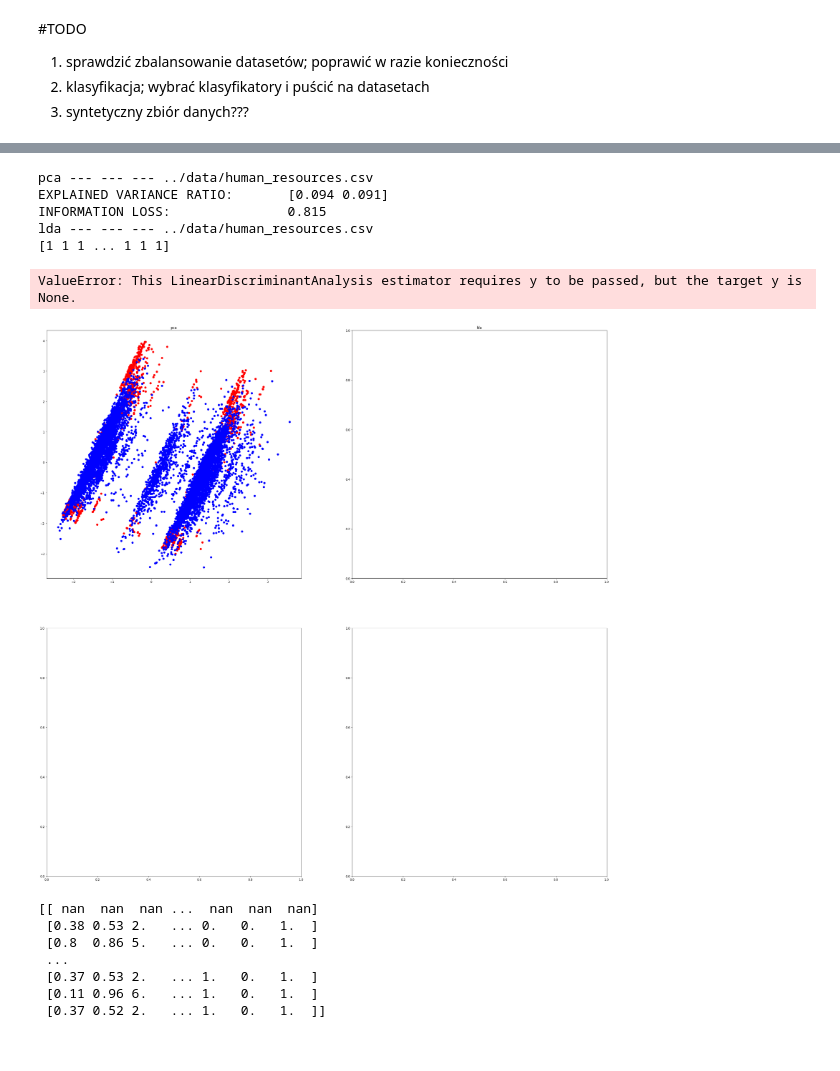
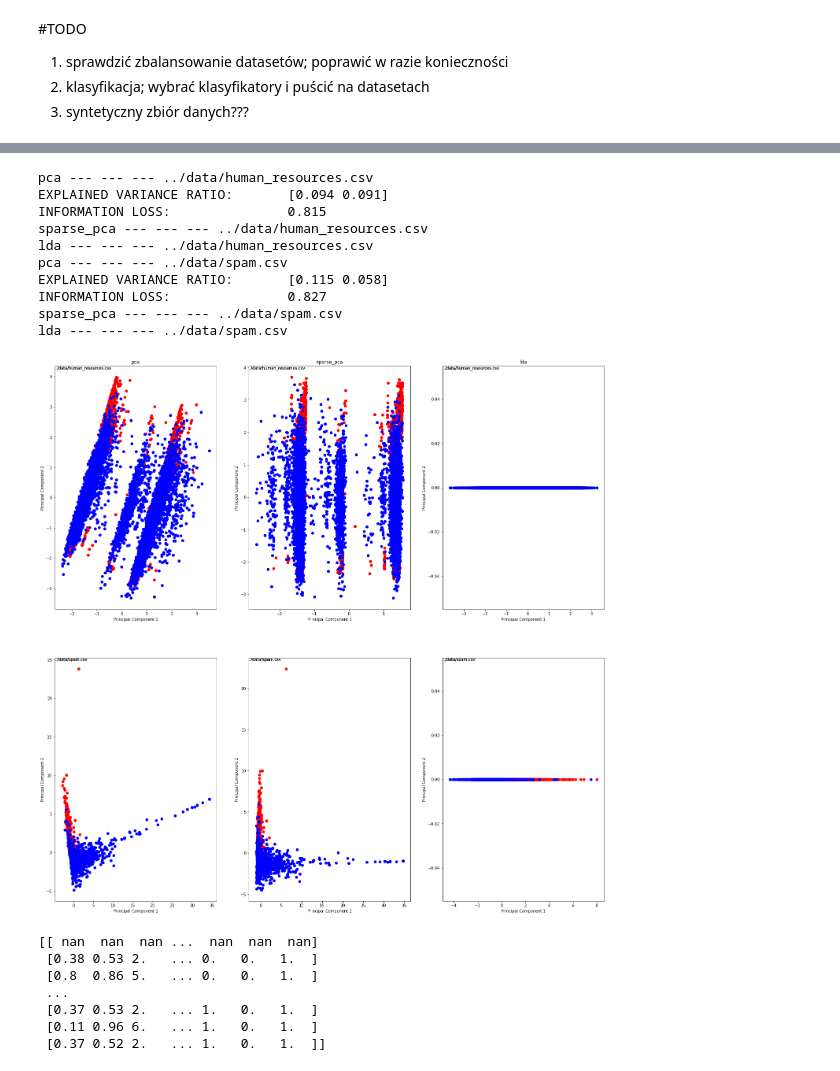
Before and after one commit to PawelLawrynowicz/classification-pca, a Jupyter notebook: src/pca_classification.ipynb, the cells around one changed output, grey strips where cells are left out. Saved outputs shown, nothing was run; the diff lists cells and outputs as text; code cells hidden in the pictures.

```diff
--- a/src/pca_classification.ipynb
+++ b/src/pca_classification.ipynb
@@ -22,7 +22,7 @@ SONAR_PATH = '../data/sonar.csv'
 SPAM_PATH = '../data/spam.csv'
 SMOKING_PATH = '../data/smoking.csv'
 
-dataset_paths = [HR_PATH, BREAST_PATH] #SMOKING_PATH, SPAM_PATH, SONAR_PATH
+dataset_paths = [HR_PATH, SPAM_PATH] #SMOKING_PATH, SPAM_PATH, SONAR_PATH
 # %%
 """
 Spam base dataset
@@ -127,10 +127,10 @@ def sparse_pca_transform(path, n):
 
 def lda_transform(path, n):
     data = pd.read_csv(path)
-    labels = data.iloc[:,-1:].to_numpy().transpose()[0]
-    print(labels)
+    labels = data['label'].to_numpy()
     standardized_data = standardize_dataset(path)
     lda = LinearDiscriminantAnalysis(n_components=n)
-    lda.fit(X=standardized_data, y=None)
-    transformed = lda.transform(data)
-    return transformed
+    principal_components = lda.fit_transform(standardized_data, labels)
+    return principal_components
+
+lda_transform(HR_PATH, 1)
@@ -137,42 +145,72 @@ def lda_transform(path, n):
 # %%
-def draw_2d_plots():
-    features_to_keep = 2
-    methods = {
+methods = {
         'pca': pca_transform,
         #'kernel_pca': kernel_pca_transform,
-        #'sparse_pca': sparse_pca_transform,
+        'sparse_pca': sparse_pca_transform,
         'lda': lda_transform
     } # l1pca
-    fig, axs = plt.subplots(len(dataset_paths), len(methods), figsize=(35,35))
+def draw_plots(dimensions):
+
+    if(dimensions==3):
+        subplot_kw = dict(projection='3d')
+    else:
+        subplot_kw = None
+
+    fig, axs = plt.subplots(len(dataset_paths), len(methods), subplot_kw=subplot_kw, figsize=(25,25))
 
     for row, path in enumerate(dataset_paths):
         dataset = pd.read_csv(path)
         targets = dataset[dataset.columns[-1]].unique()
-        colors = ['r', 'b']
+        colors = ['r', 'b', 'g']
+
+        lda_max_dims = len(targets) - 1
+
         for column, method in enumerate(methods):
             if row == 0:
                 axs[row,column].set_title(method)
 
             print(f"{method} --- --- --- {path}")
-            components = ([f'principal component {i+1}' for i in range(features_to_keep)])
-            dataframe = pd.DataFrame(data = methods[method](path, features_to_keep), columns=components)
+
+            if method == 'lda':
+                df_dims = lda_max_dims
+            else:
+                df_dims = dimensions
+
+            components = ([f'principal component {i+1}' for i in range(df_dims)])
+
+            dataframe = pd.DataFrame(data = methods[method](path, df_dims), columns=components)
 
             for (target, color) in zip(targets,colors):
+
+                plt.text(0, 1, path, ha='left', va='top', transform=axs[row, column].transAxes)
+
                 indicesToKeep = pd.read_csv(path)[dataset.columns[-1]] == target
-                axs[row, column].scatter(dataframe.loc[indicesToKeep, 'principal component 1'], dataframe.loc[indicesToKeep, 'principal component 2'], c = color, s = 40)
+                if df_dims == 1:
+                    x = dataframe.loc[indicesToKeep, 'principal component 1']
+                    axs[row, column].scatter(x = x, y = np.zeros_like(x), c = color, s = 40)
+                elif df_dims == 2:
+                    axs[row, column].scatter(x = dataframe.loc[indicesToKeep, 'principal component 1'], y = dataframe.loc[indicesToKeep, 'principal component 2'], c = color, s = 40)
+                elif df_dims == 3:
+                    axs[row, column].scatter(xs = dataframe.loc[indicesToKeep, 'principal component 1'], ys = dataframe.loc[indicesToKeep, 'principal component 2'], zs = dataframe.loc[indicesToKeep, 'principal component 3'], c = color, s = 40)
 
+    ax_args = {chr(ord('x')+i) + 'label' : 'Principal Component ' + str(i+1) for i in range(0, dimensions)}
     for ax in axs.flat:
-        ax.set(xlabel='Principal Component 1', ylabel='Principal Component 2')
+        ax.set(**ax_args)
 
-draw_2d_plots()
+
+draw_plots(dimensions = 2)
 # %% [output]
 pca --- --- --- ../data/human_resources.csv
 EXPLAINED VARIANCE RATIO:       [0.094 0.091]
 INFORMATION LOSS:               0.815
+sparse_pca --- --- --- ../data/human_resources.csv
 lda --- --- --- ../data/human_resources.csv
-[1 1 1 ... 1 1 1]
+pca --- --- --- ../data/spam.csv
+EXPLAINED VARIANCE RATIO:       [0.115 0.058]
+INFORMATION LOSS:               0.827
+sparse_pca --- --- --- ../data/spam.csv
+lda --- --- --- ../data/spam.csv
-ValueError: This LinearDiscriminantAnalysis estimator requires y to be passed, but the target y is None.
-[figure, old version]
+[figure, new version]
 # %%
 from sklearn.naive_bayes import GaussianNB
 from sklearn.neighbors import KNeighborsClassifier
```
Also changed, not shown: parts of 2 cells of this notebook, 3 other files.
